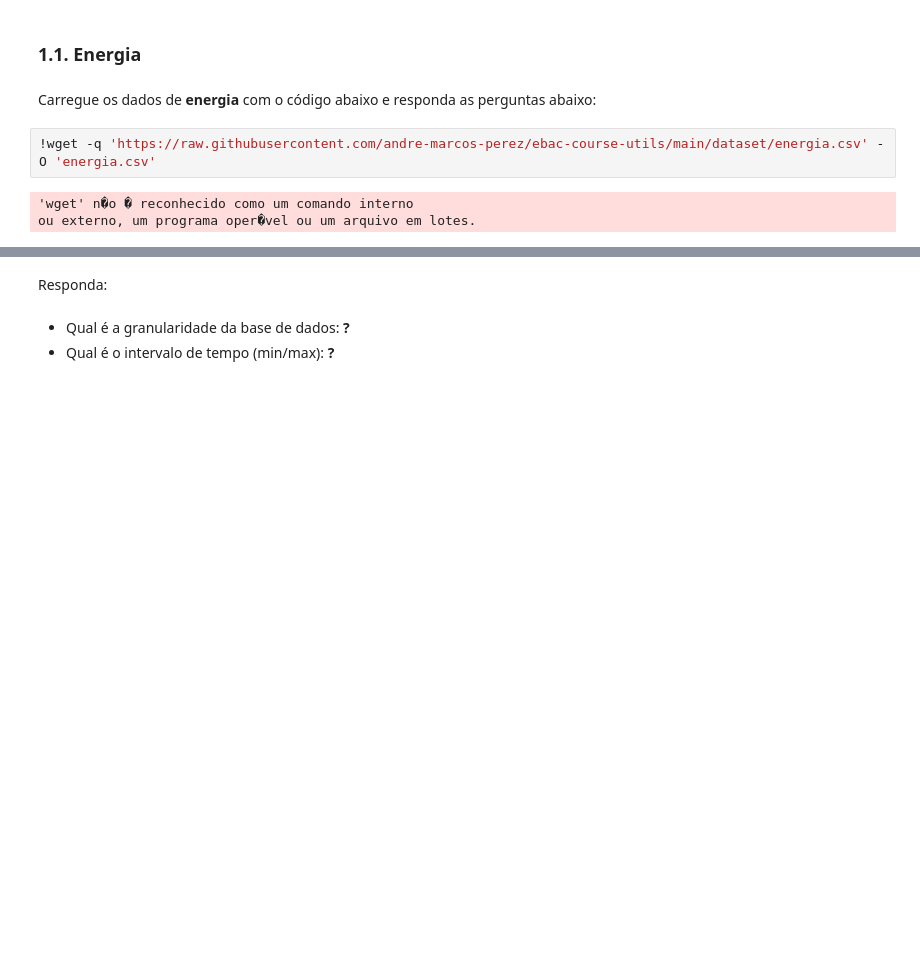
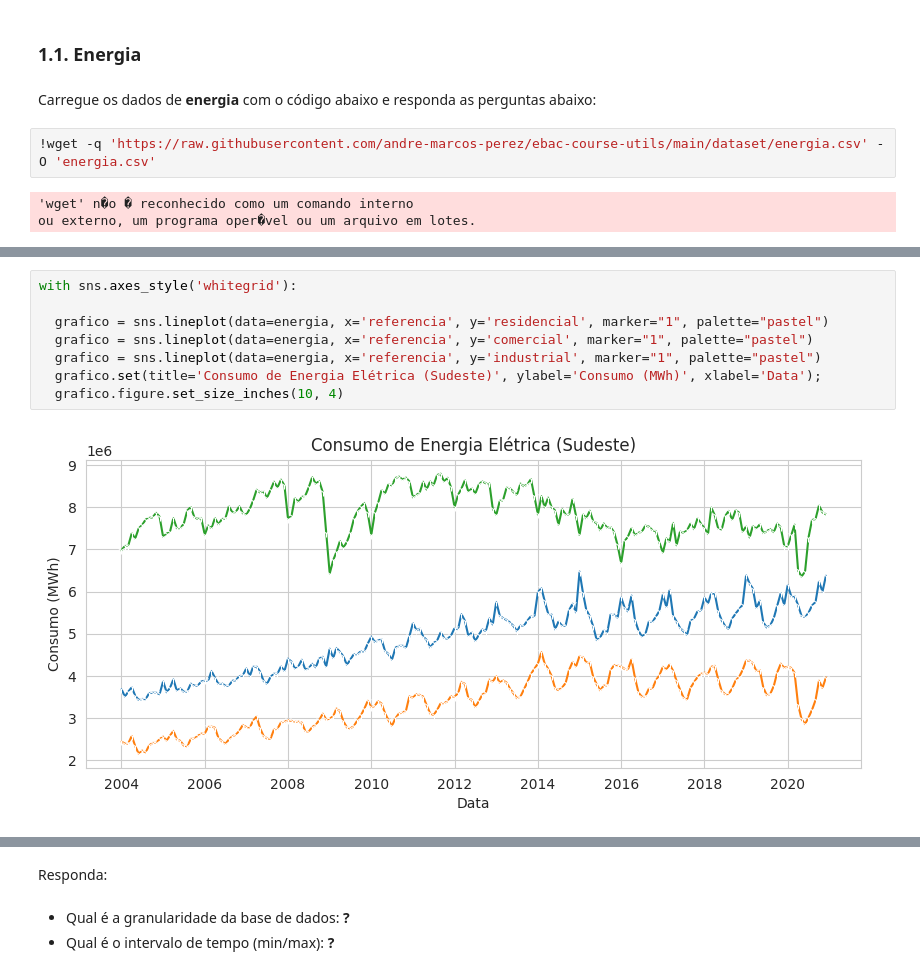
Before and after one commit to leaop/Cursos, a Jupyter notebook: EBAC/atividade26.ipynb, the cells around one changed output, grey strips where cells are left out. Cells and saved outputs as stored; diff of their text form; blank space fills up the shorter version.

```diff
--- a/EBAC/atividade26.ipynb
+++ b/EBAC/atividade26.ipynb
@@ -47,0 +71,10 @@ energia.tail()
+# %%
+with sns.axes_style('whitegrid'):
+
+  grafico = sns.lineplot(data=energia, x='referencia', y='residencial', marker="1", palette="pastel")
+  grafico = sns.lineplot(data=energia, x='referencia', y='comercial', marker="1", palette="pastel")
+  grafico = sns.lineplot(data=energia, x='referencia', y='industrial', marker="1", palette="pastel")
+  grafico.set(title='Consumo de Energia Elétrica (Sudeste)', ylabel='Consumo (MWh)', xlabel='Data');
+  grafico.figure.set_size_inches(10, 4)
+# %% [output]
+[figure, added]
```
Also changed, not shown: parts of 32 cells of this notebook, 2 other files.
